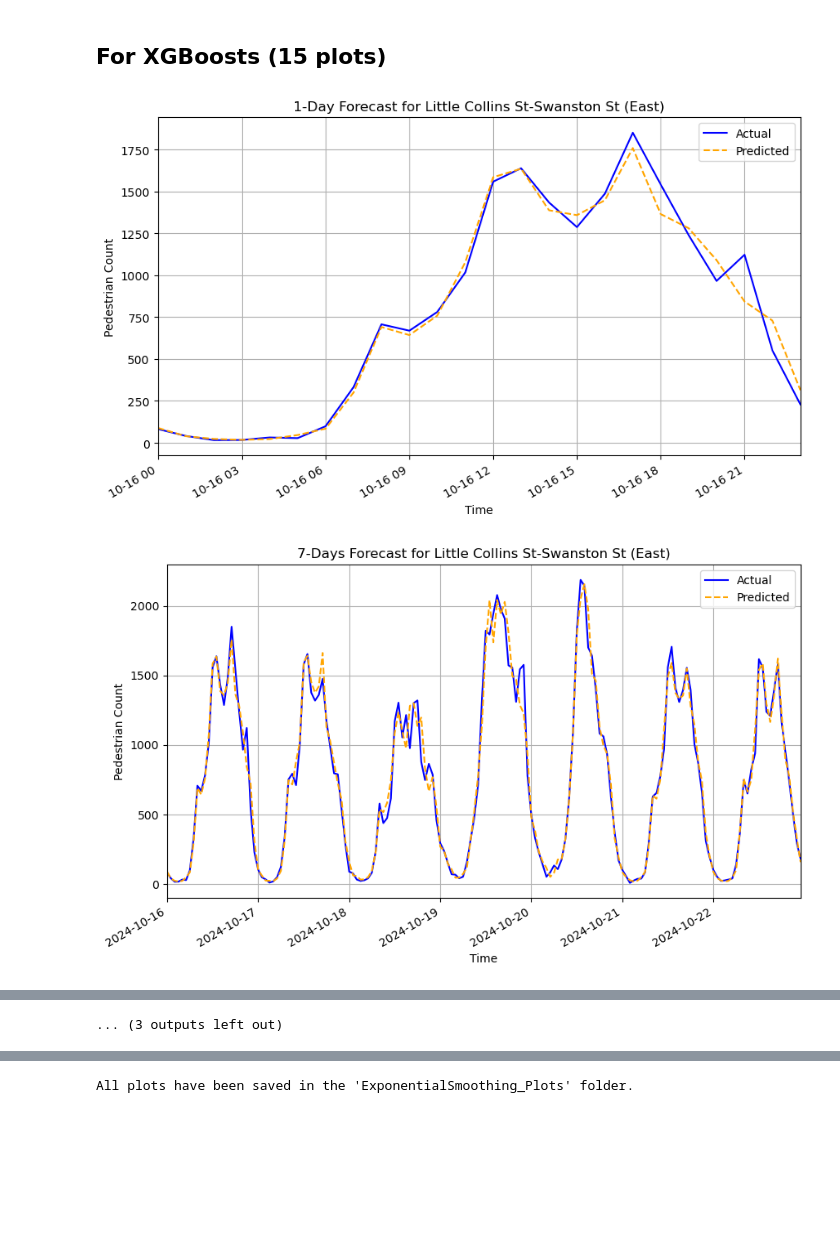
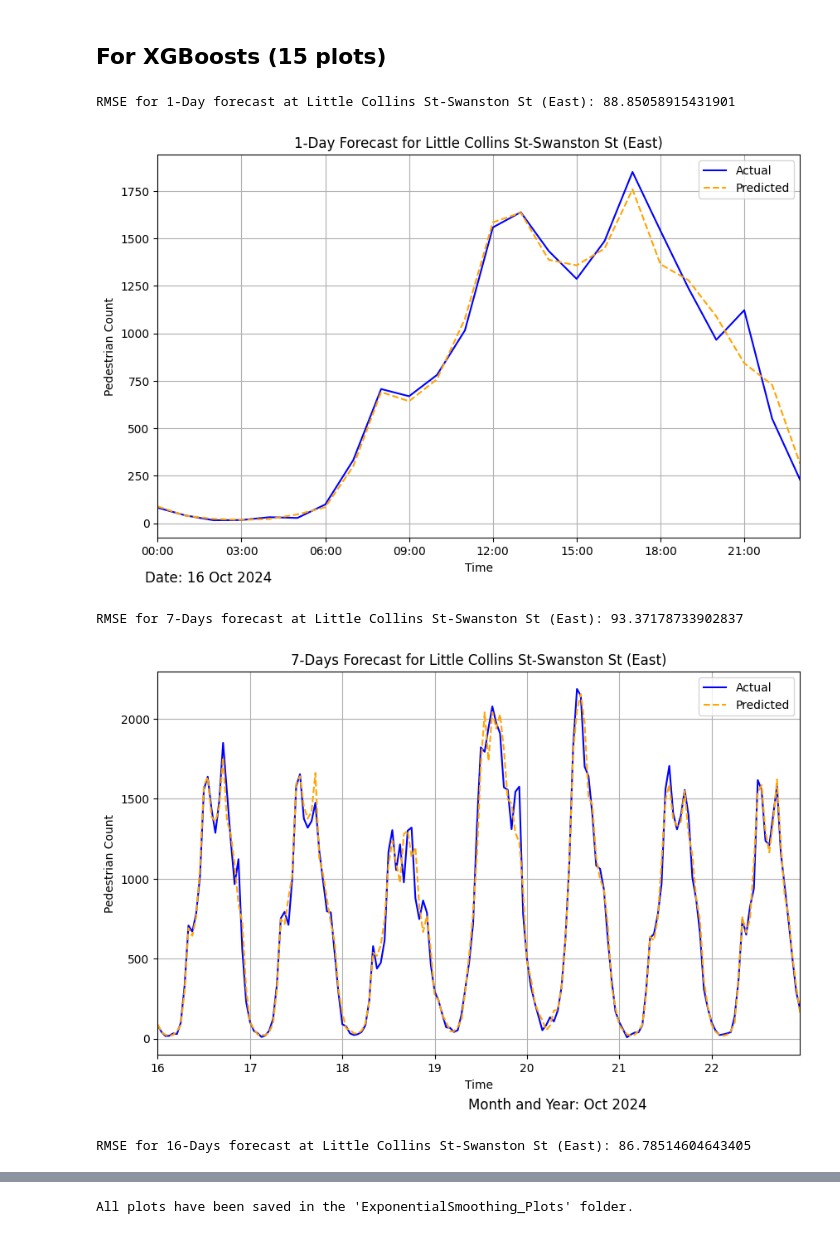
Before and after one commit to ymb287/HSG_BA_and_DS_Applications, a Jupyter notebook: person_jules/Benchmarking/PlottingCode.ipynb, the cells around one changed output, grey strips where cells are left out. Drawn from its saved outputs; the diff is of its cells as text; code cells hidden in the pictures; blank space fills up the shorter version.

Commit message:
Changing Benchmarking plots

```diff
--- a/person_jules/Benchmarking/PlottingCode.ipynb
+++ b/person_jules/Benchmarking/PlottingCode.ipynb
@@ -5,6 +5,9 @@
 # %%
 import pandas as pd
 import matplotlib.pyplot as plt
+from sklearn.metrics import mean_squared_error
+import numpy as np
+import matplotlib.dates as mdates
 
 # Load the datasets
 actual_data = pd.read_csv('first_5_points copy.csv')
@@ -26,39 +29,61 @@ test_predicted = test_predicted[test_predicted.index.isin(test_actual.index)]
 
 # Locations to plot
 locations = [
-    'Little Collins St-Swanston St (East)', 'Faraday St-Lygon St (West)',
-    'Melbourne Central', 'Chinatown-Lt Bourke St (South)', 'Lonsdale St (South)'
+    'Little Collins St-Swanston St (East)'#, 'Faraday St-Lygon St (West)', 'Melbourne Central', 'Chinatown-Lt Bourke St (South)', 'Lonsdale St (South)'
 ]
 
 # Plot for 1 day, 7 days, and 16 days
 forecast_periods = {'1-Day': 24, '7-Days': 7 * 24, '16-Days': 16 * 24}
 
 for location in locations:
     for period_name, period_hours in forecast_periods.items():
         plt.figure(figsize=(10, 6))
 
         # Slice data for the specific period
         actual = test_actual.iloc[:period_hours][location]
         predicted = test_predicted.iloc[:period_hours][location]
+
+        rmse = np.sqrt(mean_squared_error(actual, predicted))
+        print(f"RMSE for {period_name} forecast at {location}: {rmse}")
 
         # Plot
         plt.plot(actual.index, actual.values, label="Actual", color='blue')
         plt.plot(predicted.index, predicted.values, label="Predicted", color='orange', linestyle='--')
 
         # Set x-axis limits to span the forecast period
         plt.xlim([actual.index.min(), actual.index.max()])
 
         # Add labels, title, and legend
         plt.title(f"{period_name} Forecast for {location}")
         plt.xlabel("Time")
         plt.ylabel("Pedestrian Count")
         plt.legend()
         plt.grid()
 
+         # Customize x-axis ticks
+        ax = plt.gca()
+        if period_name == '1-Day':
+            # Format time on the x-axis
+            ax.xaxis.set_major_formatter(mdates.DateFormatter('%H:%M'))
+            # Add common date below the x-axis
+            common_date = actual.index[0].strftime('%d %b %Y')
+            plt.figtext(0.11, 0.02,f"Date: {common_date}", ha='left', fontsize=12)
+        elif period_name == '7-Days':
+            # Format days on the x-axis
+            ax.xaxis.set_major_formatter(mdates.DateFormatter('%d'))
+            # Add common month and year below the x-axis
+            common_month_year = actual.index[0].strftime('%b %Y')
+            plt.figtext(0.5, 0., f"Month and Year: {common_month_year}", ha='left', fontsize=12)
+
+        plt.xticks(rotation=0)
+
         # Format x-axis ticks for readability
-        plt.gcf().autofmt_xdate()
+        #plt.gcf().autofmt_xdate()
 
         plt.show()
 # %% [output]
+RMSE for 1-Day forecast at Little Collins St-Swanston St (East): 88.85058915431901
-[figure, old version]
+[figure, new version]
+RMSE for 7-Days forecast at Little Collins St-Swanston St (East): 93.37178733902837
-[figure, old version]
+[figure, new version]
+RMSE for 16-Days forecast at Little Collins St-Swanston St (East): 86.78514604643405
@@ -75 +90,0 @@ for location in locations:
-... (3 outputs left out)
```
Also changed, not shown: parts of 3 cells of this notebook, 2 other files.
